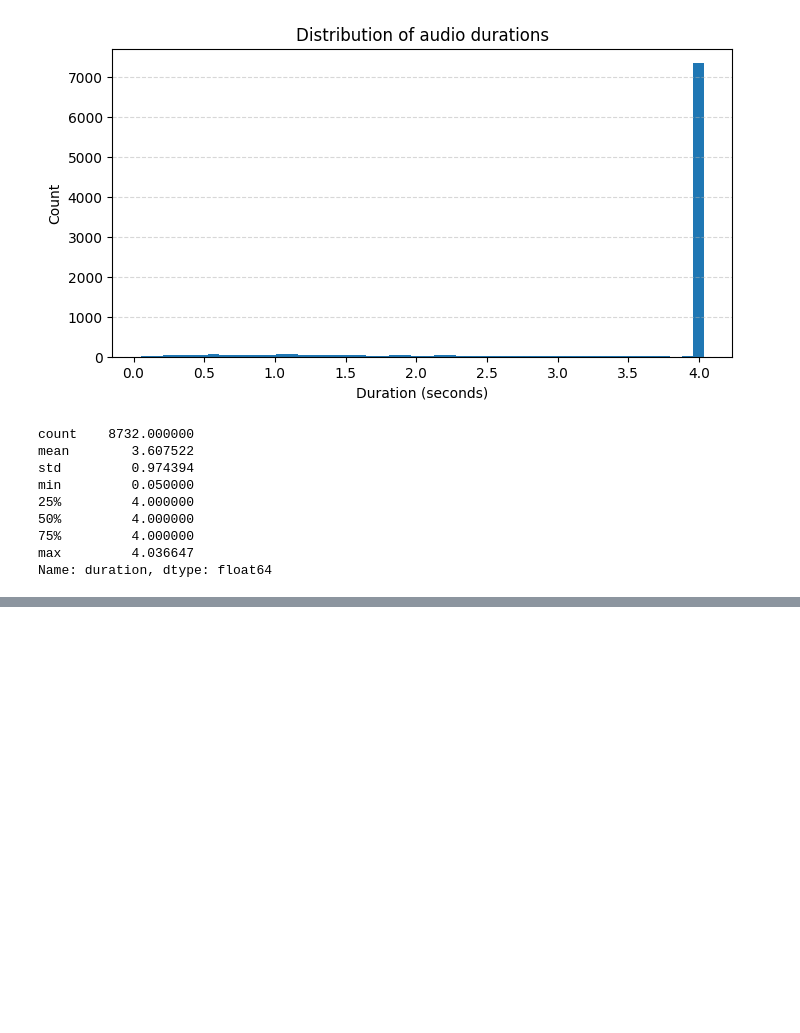
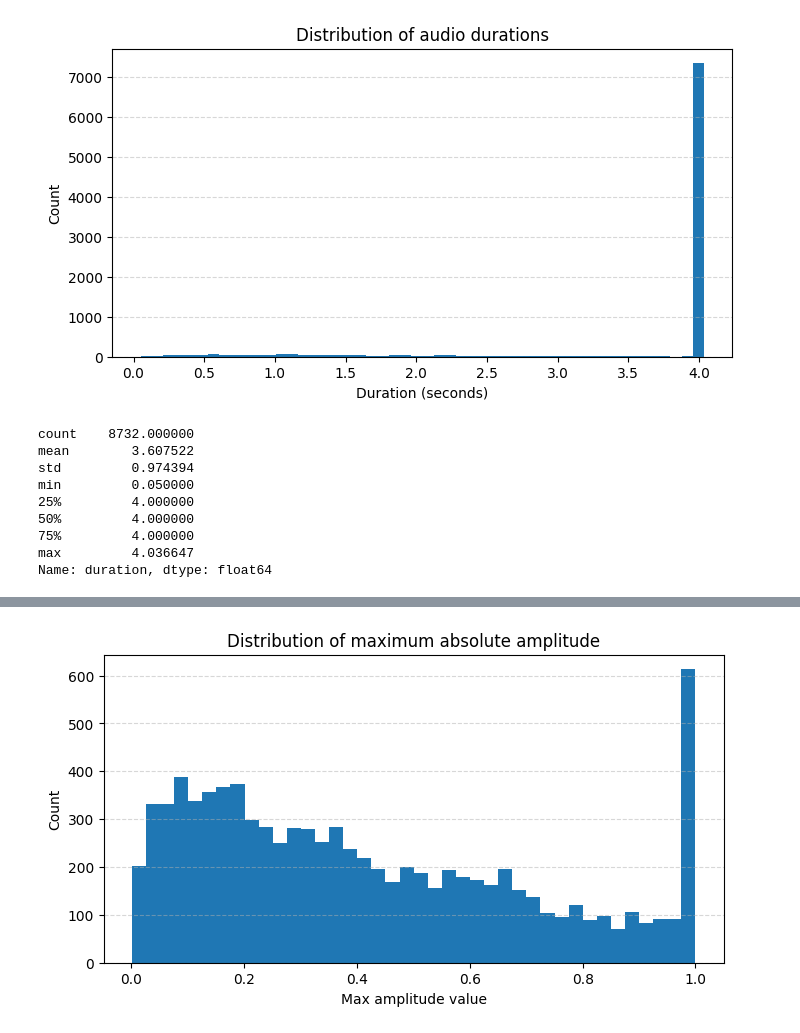
Before and after one commit to FreddieAlvin/Deep-Learning-Classifiers-for-urban-sound-data, a Jupyter notebook: UrbanSound8K.ipynb, the cells around one changed output, grey strips where cells are left out. Drawn from its saved outputs; the diff is of its cells as text; code cells hidden in the pictures; blank space fills up the shorter version.

```diff
--- a/UrbanSound8K.ipynb
+++ b/UrbanSound8K.ipynb
@@ -3319,0 +468,10 @@ The global comparison demonstrates:
+# %%
+plt.figure(figsize=(8,4))
+plt.hist(df['max_amplitude'].dropna(), bins=40)
+plt.title("Distribution of maximum absolute amplitude")
+plt.xlabel("Max amplitude value")
+plt.ylabel("Count")
+plt.grid(axis='y', linestyle='--', alpha=0.5)
+plt.show()
+# %% [output]
+[figure, added]
```
Also changed, not shown: parts of 164 cells of this notebook.
